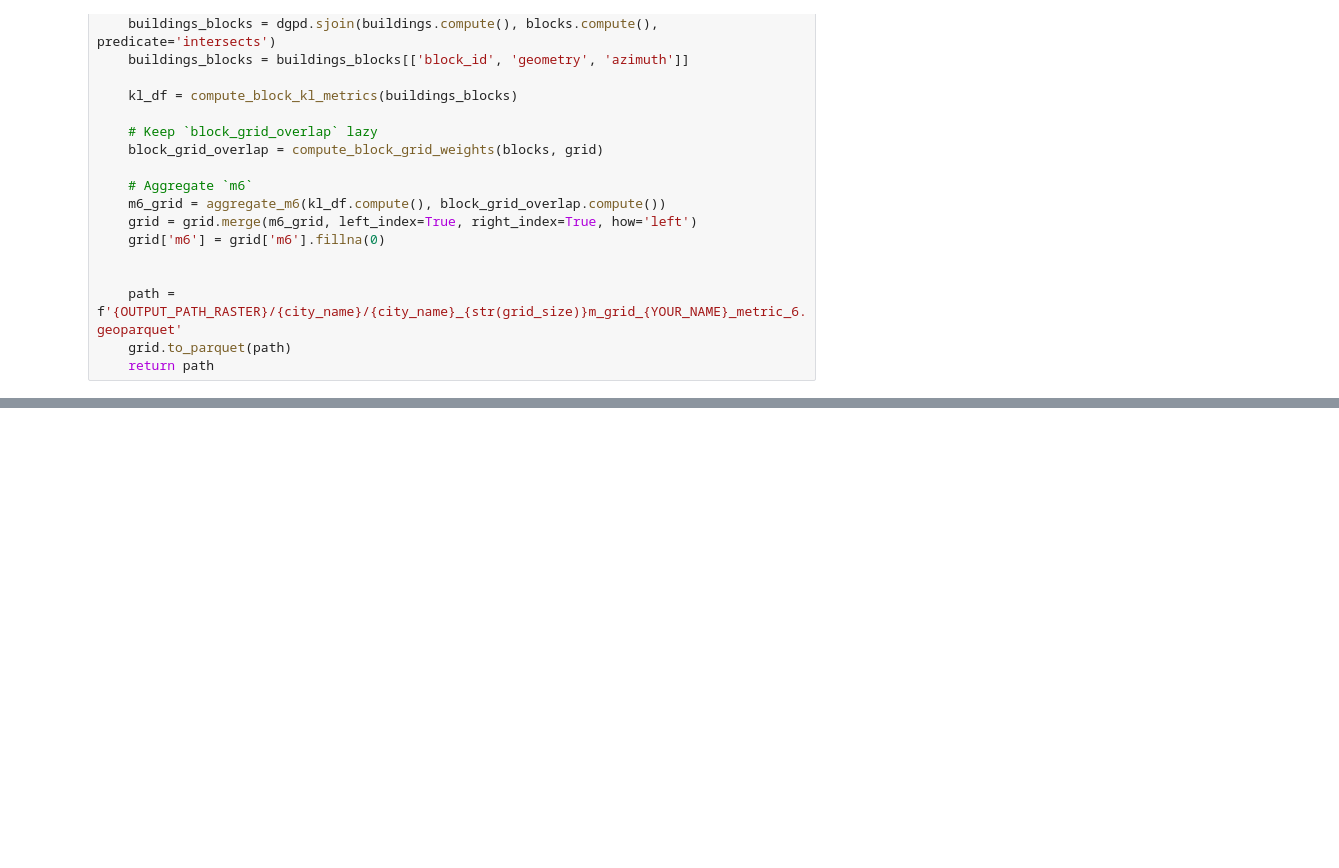
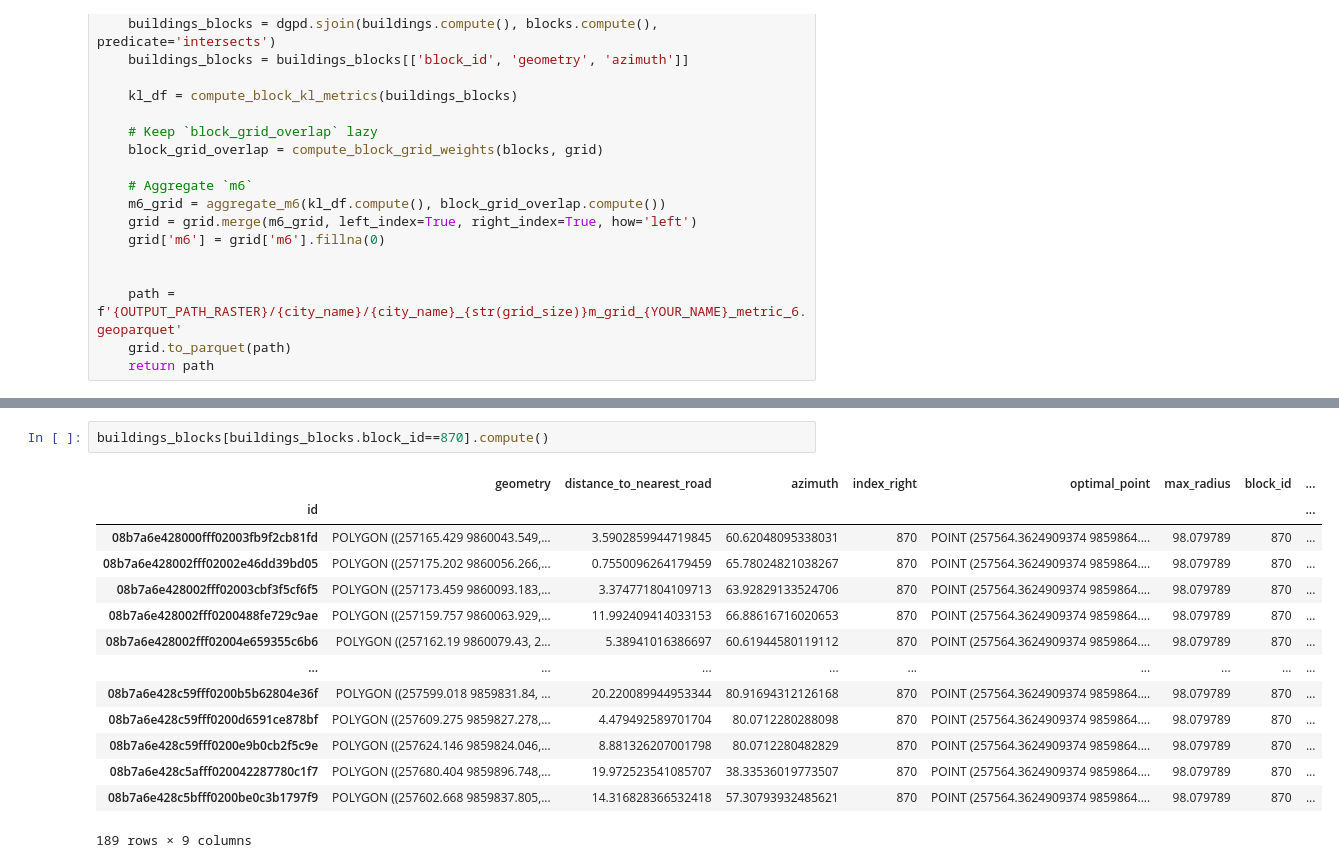
Before and after one commit to sarangof/identifyingLandSubdivisions, a Jupyter notebook: block_calculations_groupby.ipynb, the cells around one changed output, grey strips where cells are left out. Saved outputs shown, nothing was run; the diff lists cells and outputs as text; blank space fills up the shorter version.

```diff
--- a/block_calculations_groupby.ipynb
+++ b/block_calculations_groupby.ipynb
@@ -996,0 +884,17 @@ buildings_within_df
+# %%
+buildings_blocks[buildings_blocks.block_id==870].compute()
+# %% [output]
+|  | geometry | distance_to_nearest_road | azimuth | index_right | optimal_point | max_radius | block_id | ... |
+| id |  |  |  |  |  |  |  | ... |
+| 08b7a6e428000fff02003fb9f2cb81fd | POLYGON ((257165.429 9860043.549,... | 3.5902859944719845 | 60.62048095338031 | 870 | POINT (257564.3624909374 9859864.... | 98.079789 | 870 | ... |
+| 08b7a6e428002fff02002e46dd39bd05 | POLYGON ((257175.202 9860056.266,... | 0.7550096264179459 | 65.78024821038267 | 870 | POINT (257564.3624909374 9859864.... | 98.079789 | 870 | ... |
+| 08b7a6e428002fff02003cbf3f5cf6f5 | POLYGON ((257173.459 9860093.183,... | 3.374771804109713 | 63.92829133524706 | 870 | POINT (257564.3624909374 9859864.... | 98.079789 | 870 | ... |
+| 08b7a6e428002fff0200488fe729c9ae | POLYGON ((257159.757 9860063.929,... | 11.992409414033153 | 66.88616716020653 | 870 | POINT (257564.3624909374 9859864.... | 98.079789 | 870 | ... |
+| 08b7a6e428002fff02004e659355c6b6 | POLYGON ((257162.19 9860079.43, 2... | 5.38941016386697 | 60.61944580119112 | 870 | POINT (257564.3624909374 9859864.... | 98.079789 | 870 | ... |
+| ... | ... | ... | ... | ... | ... | ... | ... | ... |
+| 08b7a6e428c59fff0200b5b62804e36f | POLYGON ((257599.018 9859831.84, ... | 20.220089944953344 | 80.91694312126168 | 870 | POINT (257564.3624909374 9859864.... | 98.079789 | 870 | ... |
+| 08b7a6e428c59fff0200d6591ce878bf | POLYGON ((257609.275 9859827.278,... | 4.479492589701704 | 80.0712280288098 | 870 | POINT (257564.3624909374 9859864.... | 98.079789 | 870 | ... |
+| 08b7a6e428c59fff0200e9b0cb2f5c9e | POLYGON ((257624.146 9859824.046,... | 8.881326207001798 | 80.0712280482829 | 870 | POINT (257564.3624909374 9859864.... | 98.079789 | 870 | ... |
+| 08b7a6e428c5afff020042287780c1f7 | POLYGON ((257680.404 9859896.748,... | 19.972523541085707 | 38.33536019773507 | 870 | POINT (257564.3624909374 9859864.... | 98.079789 | 870 | ... |
+| 08b7a6e428c5bfff0200be0c3b1797f9 | POLYGON ((257602.668 9859837.805,... | 14.316828366532418 | 57.30793932485621 | 870 | POINT (257564.3624909374 9859864.... | 98.079789 | 870 | ... |
+189 rows × 9 columns
```
Also changed, not shown: parts of 41 cells of this notebook.
